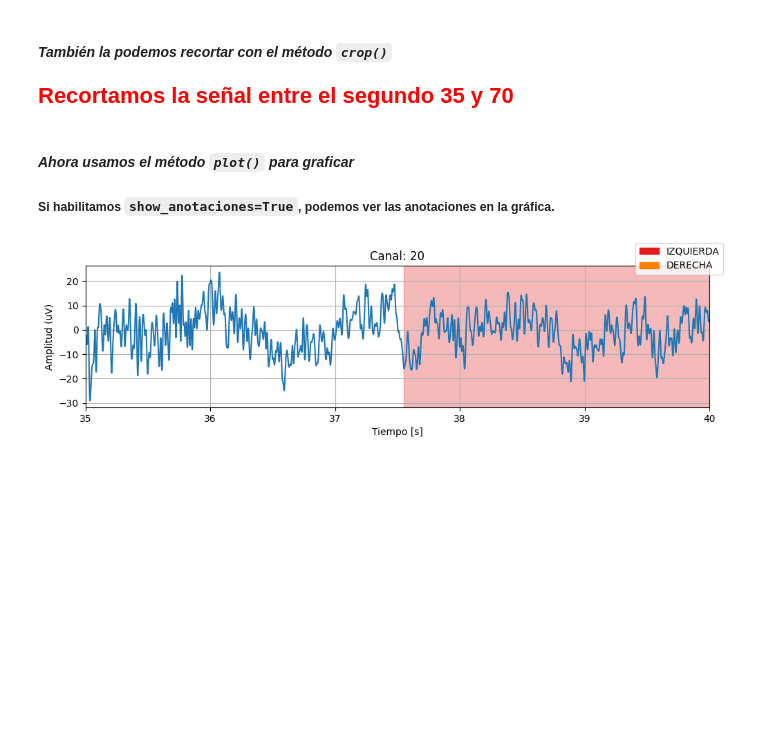
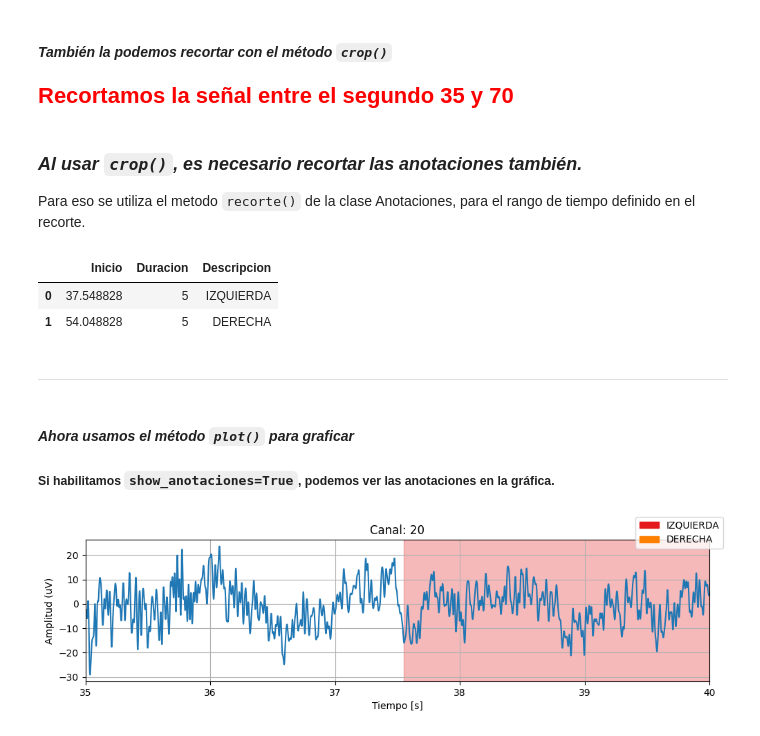
Before and after one commit to SrMichi19/TIF, a Jupyter notebook: 1. TIF/Pruebas-Presentacion.ipynb, the cells around one changed output. Saved outputs shown, nothing was run; the diff lists cells and outputs as text; code cells hidden in the pictures; blank space fills up the shorter version.

```diff
--- a/1. TIF/Pruebas-Presentacion.ipynb
+++ b/1. TIF/Pruebas-Presentacion.ipynb
@@ -233,6 +246,18 @@ TIF.EEGSignal
 </p>
 # %%
 eeg_filtrada_recortada = eeg_filtrada.crop(tmin=35, tmax=70)
+# %% [markdown]
+### ***Al usar `crop()`, es necesario recortar las anotaciones también.***
+
+Para eso se utiliza el metodo `recorte()` de la clase Anotaciones, para el rango de tiempo definido en el recorte.
+# %%
+eeg_filtrada_recortada.anotaciones.get_annotations()
+# %% [output]
+|  | Inicio | Duracion | Descripcion |
+| 0 | 37.548828 | 5 | IZQUIERDA |
+| 1 | 54.048828 | 5 | DERECHA |
+# %% [markdown]
+---
 # %% [markdown]
 #### ***Ahora usamos el método `plot()` para graficar***
 
```
Also changed, not shown: parts of 27 cells of this notebook.
